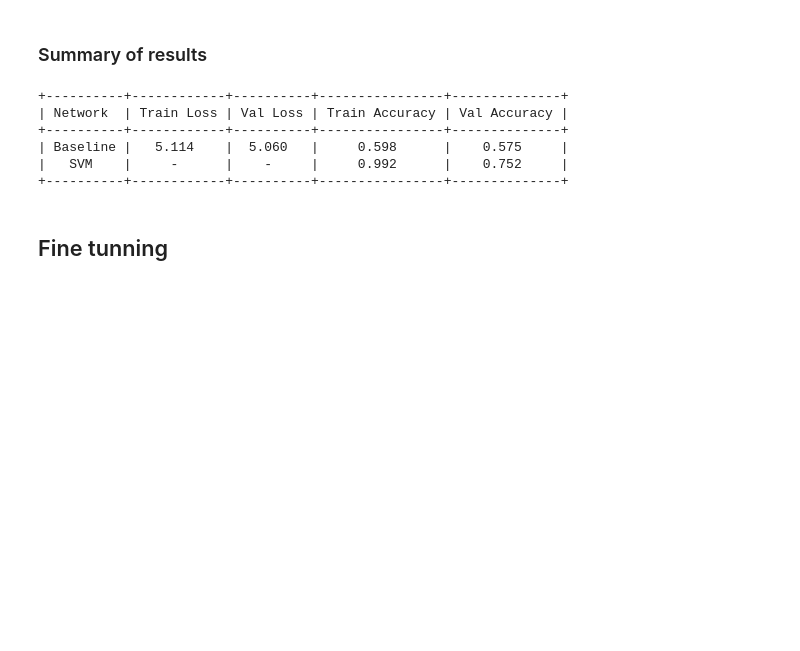
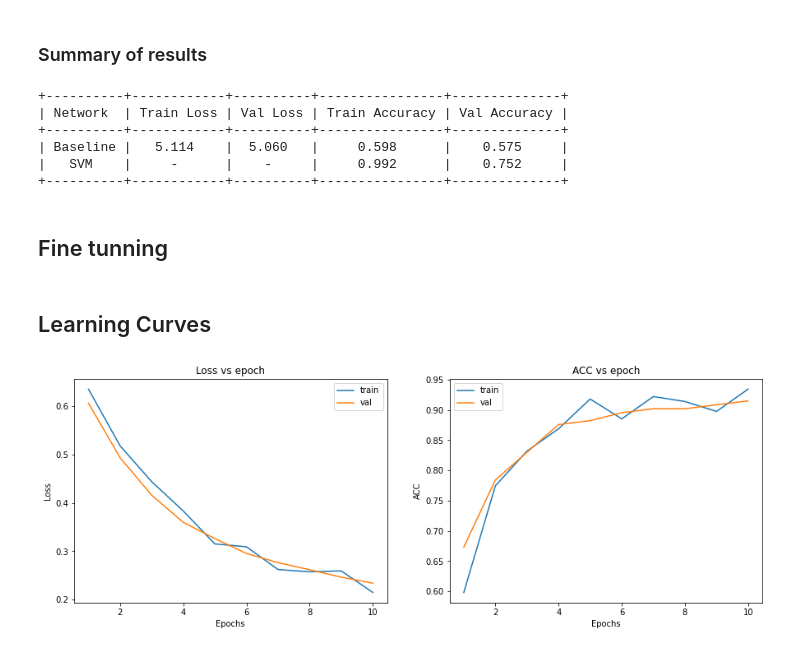
Before and after one commit to scudr/Transfer_learning, a Jupyter notebook: transfer_learning.ipynb, the cells around one changed output. Saved outputs shown, nothing was run; the diff lists cells and outputs as text; code cells hidden in the pictures; blank space fills up the shorter version.

```diff
--- a/transfer_learning.ipynb
+++ b/transfer_learning.ipynb
@@ -586,3 +586,9 @@ optimizer = optim.Adam(resnet_model.parameters(), lr=learning_rate)
 trainer = Trainer(ckp, early_stopping)
 
 finetuning_results = trainer.train(train_dl, val_dl, resnet_model, num_epochs, optimizer, device)
+# %% [markdown]
+## Learning Curves
+# %%
+visualize_learning_curves(finetuning_results)
+# %% [output]
+[figure, added]
```
Also changed, not shown: parts of 1 cell of this notebook.
